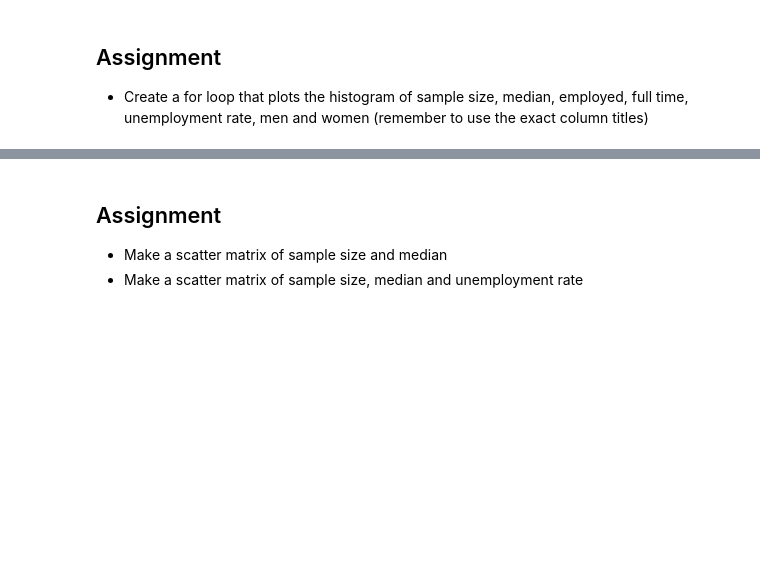
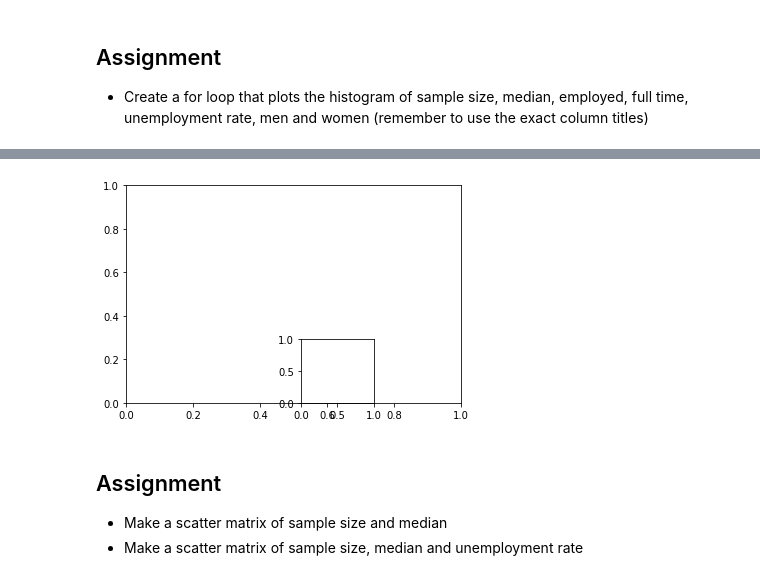
Before and after one commit to codnri/foundations, a Jupyter notebook: 7_Python_Data_Analysis/college_majors/college.ipynb, the cells around one changed output, grey strips where cells are left out. Drawn from its saved outputs; the diff is of its cells as text; code cells hidden in the pictures; blank space fills up the shorter version.

```diff
--- a/7_Python_Data_Analysis/college_majors/college.ipynb
+++ b/7_Python_Data_Analysis/college_majors/college.ipynb
@@ -95,3 +106,11 @@ for col in cols:
+# %%
+#test
+fig = plt.figure()
+fig.add_subplot(1,1,1)
+fig.add_subplot(3,4,11)
+plt.show()
+# %% [output]
+[figure, added]
 # %% [markdown]
 ## Assignment
 
```
Also changed, not shown: parts of 7 cells of this notebook, 2 other files.
